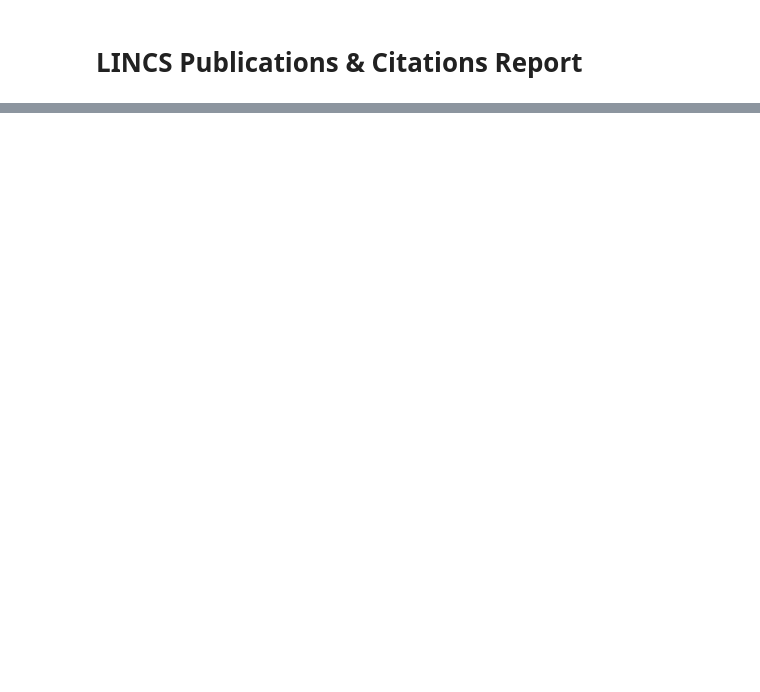
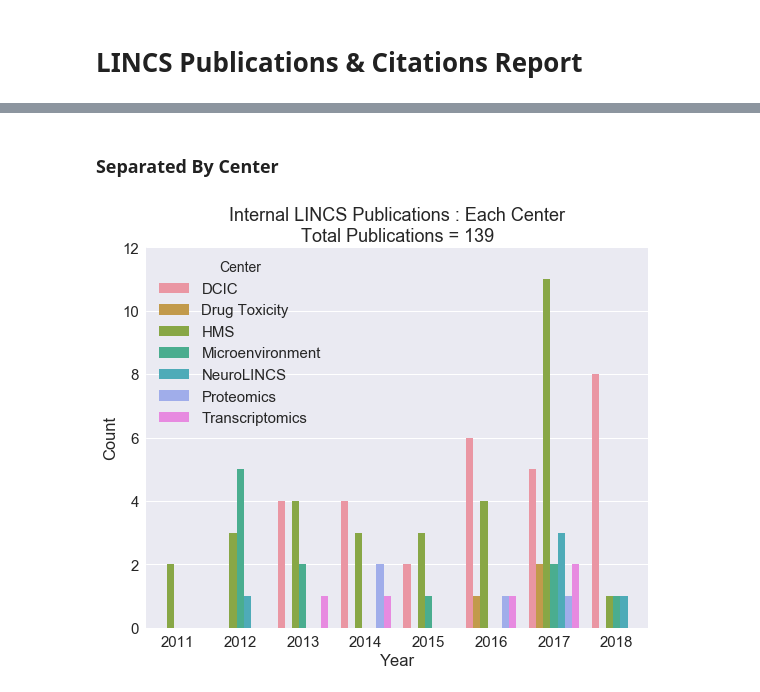
Before and after one commit to MaayanLab/LINCS-Publications-Report, a Jupyter notebook: LINCS_publications.ipynb, the cells around one changed output, grey strips where cells are left out. Saved outputs shown, nothing was run; the diff lists cells and outputs as text; code cells hidden in the pictures; blank space fills up the shorter version.

```diff
--- a/LINCS_publications.ipynb
+++ b/LINCS_publications.ipynb
@@ -52,0 +157,21 @@ sn.distplot( years )
+# %% [markdown]
+### Separated By Center
+# %%
+plt.figure(figsize=(9,7)) # Default 8,6 #, dpi=100
+
+internalByCenter = {}
+for pi in PIs:
+    center = PIs[pi]['center']
+    internalByCenter[center] = internalKeys.groupby('year_published')[center].sum()
+
+internalByCenter = pd.DataFrame(internalByCenter).stack().reset_index()
+internalByCenter.columns = ['year_published', 'Center', 'Count']
+internalByCenter['year_published'] = internalByCenter['year_published'].astype(int)
+sn.barplot(data=internalByCenter, x='year_published',y='Count',hue='Center')
+plt.title('Internal LINCS Publications : Each Center\nTotal Publications = '
+          +str(len(years)))
+plt.xlabel('Year')
+plt.ylabel('Count')
+plt.ylim(0,12);
+# %% [output]
+[figure, added]
```
Also changed, not shown: parts of 17 cells of this notebook, 2 other files.
